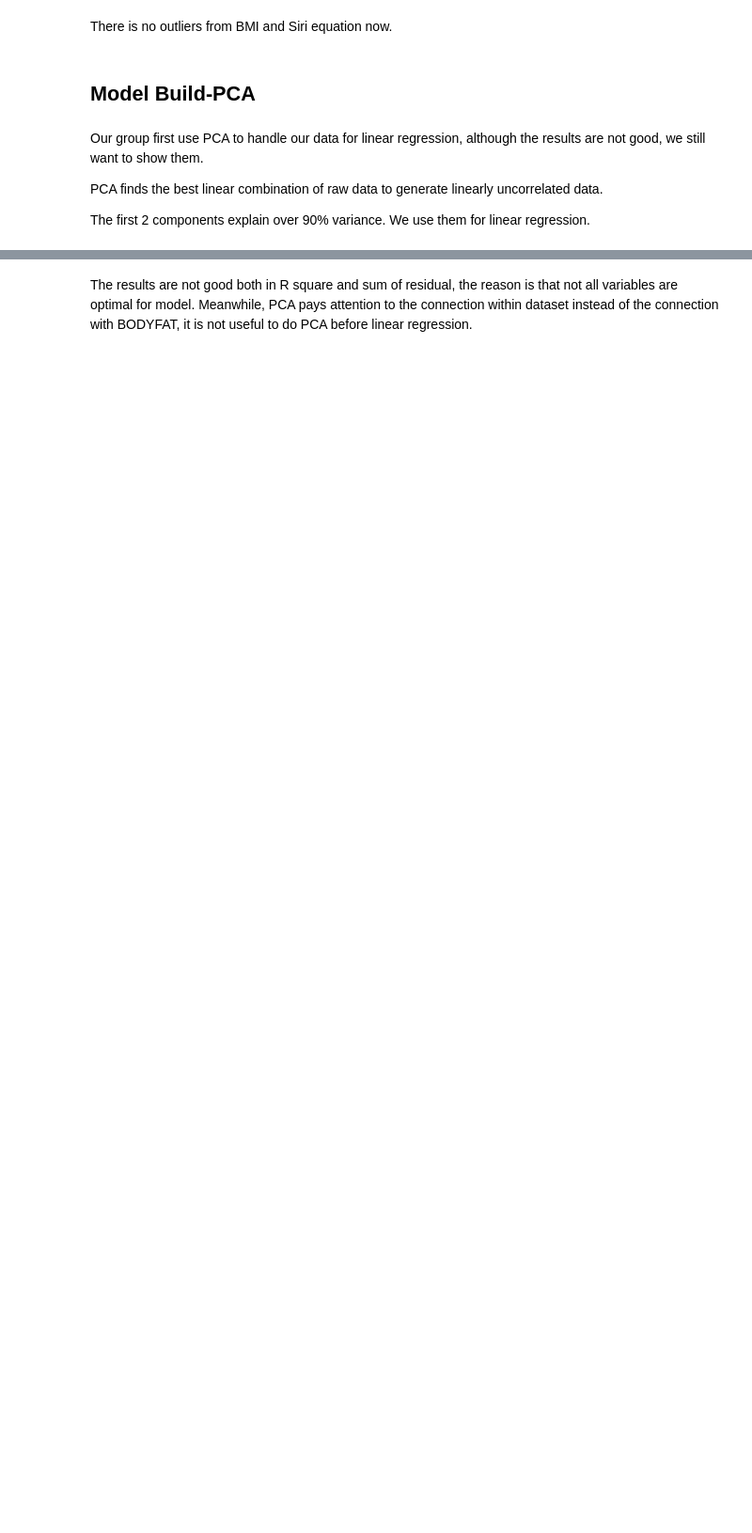
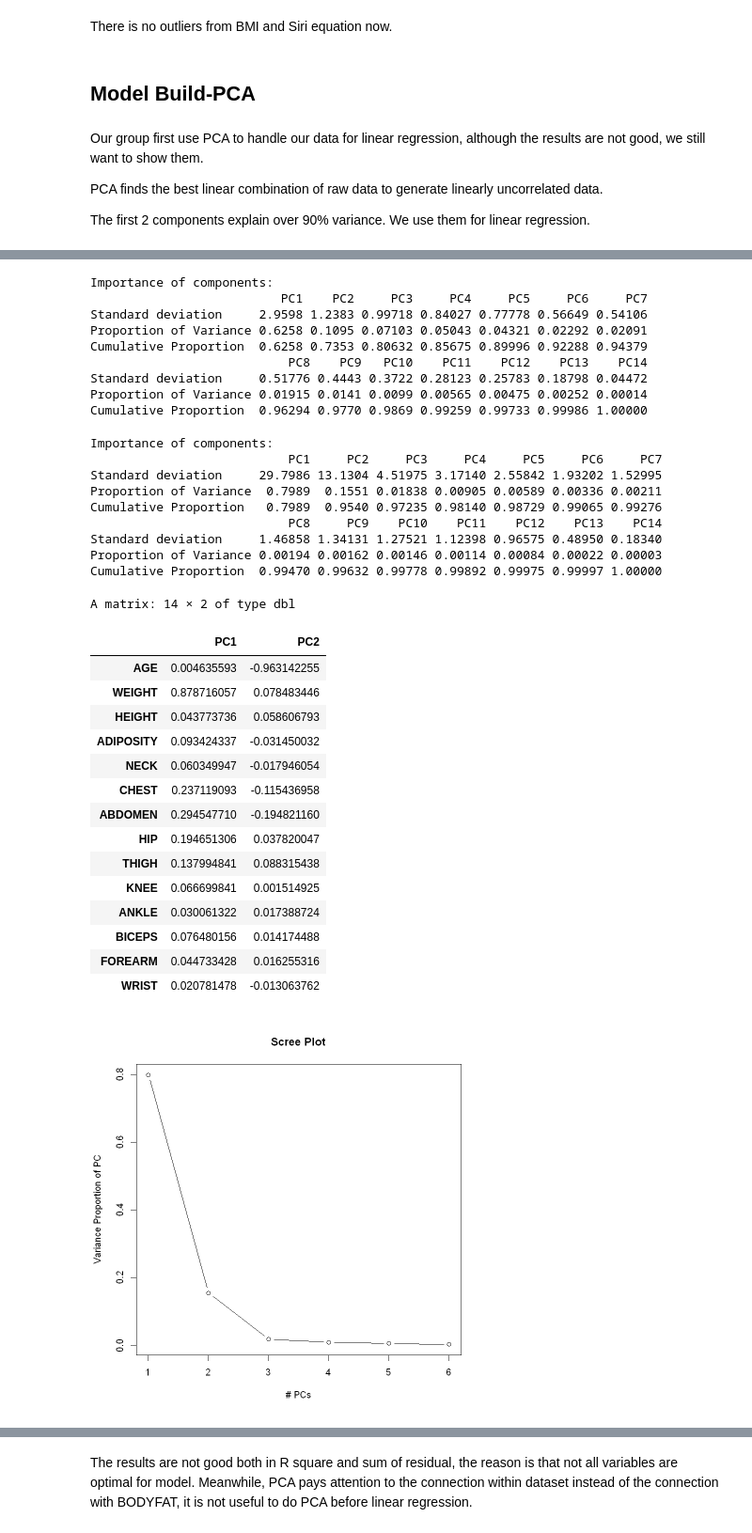
Before and after one commit to heitinamoranika/Module_2, a Jupyter notebook: Module_2.ipynb, the cells around one changed output, grey strips where cells are left out. Shown at 94% size. Saved outputs shown, nothing was run; the diff lists cells and outputs as text; code cells hidden in the pictures; blank space fills up the shorter version.

```diff
--- a/Module_2.ipynb
+++ b/Module_2.ipynb
@@ -581,7 +595,3 @@ A data.frame: 6 × 17
 | 4 | 4 | 10.9 | 1.0751 | 26 | 184.75 | 72.25 | 24.9 | 37.4 | 101.8 | 86.4 | 101.2 | ... |
 | 5 | 5 | 27.8 | 1.0340 | 24 | 184.25 | 71.25 | 25.6 | 34.4 | 97.3 | 100.0 | 101.9 | ... |
 | 6 | 6 | 20.6 | 1.0502 | 24 | 210.25 | 74.75 | 26.5 | 39.0 | 104.5 | 94.4 | 107.8 | ... |
-# %%
-data.pca <- prcomp(CleanData[,4:17])
-summary(data.pca)
-data.pca
@@ -616,0 +598,57 @@ PCAData=data.pca$x
+# %%
+data.pca1 <- prcomp(CleanData[,4:17],scale=TRUE)
+data.pca2 <- prcomp(CleanData[,4:17])
+
+summary(data.pca1)
+summary(data.pca2)
+
+prop <- c()
+for(i in 1:length(data.pca2$sdev)){
+  prop[i] <- (data.pca2$sdev[i])^2/sum((data.pca2$sdev)^2)
+}
+
+plot(1:6, prop[1:6], type = "b", xlab = "# PCs", ylab ="Variance Proportion of PC", main = "Scree Plot")
+
+data.pca2$rotation[,1:2]
+
+PCAData=data.pca2$x
+
+par(mfrow=c(1,2))
+plot(data.pca2$rotation[,1:2], main="PC Loadings")
+plot(PCAData[,1:2],xlab="PC1 Scores",ylab="PC2 Scores", main="Rotated Data")
+# %% [output]
+Importance of components:
+                          PC1    PC2     PC3     PC4     PC5     PC6     PC7
+Standard deviation     2.9598 1.2383 0.99718 0.84027 0.77778 0.56649 0.54106
+Proportion of Variance 0.6258 0.1095 0.07103 0.05043 0.04321 0.02292 0.02091
+Cumulative Proportion  0.6258 0.7353 0.80632 0.85675 0.89996 0.92288 0.94379
+                           PC8    PC9   PC10    PC11    PC12    PC13    PC14
+Standard deviation     0.51776 0.4443 0.3722 0.28123 0.25783 0.18798 0.04472
+Proportion of Variance 0.01915 0.0141 0.0099 0.00565 0.00475 0.00252 0.00014
+Cumulative Proportion  0.96294 0.9770 0.9869 0.99259 0.99733 0.99986 1.00000
+Importance of components:
+                           PC1     PC2     PC3     PC4     PC5     PC6     PC7
+Standard deviation     29.7986 13.1304 4.51975 3.17140 2.55842 1.93202 1.52995
+Proportion of Variance  0.7989  0.1551 0.01838 0.00905 0.00589 0.00336 0.00211
+Cumulative Proportion   0.7989  0.9540 0.97235 0.98140 0.98729 0.99065 0.99276
+                           PC8     PC9    PC10    PC11    PC12    PC13    PC14
+Standard deviation     1.46858 1.34131 1.27521 1.12398 0.96575 0.48950 0.18340
+Proportion of Variance 0.00194 0.00162 0.00146 0.00114 0.00084 0.00022 0.00003
+Cumulative Proportion  0.99470 0.99632 0.99778 0.99892 0.99975 0.99997 1.00000
+A matrix: 14 × 2 of type dbl
+|  | PC1 | PC2 |
+| AGE | 0.004635593 | -0.963142255 |
+| WEIGHT | 0.878716057 | 0.078483446 |
+| HEIGHT | 0.043773736 | 0.058606793 |
+| ADIPOSITY | 0.093424337 | -0.031450032 |
+| NECK | 0.060349947 | -0.017946054 |
+| CHEST | 0.237119093 | -0.115436958 |
+| ABDOMEN | 0.294547710 | -0.194821160 |
+| HIP | 0.194651306 | 0.037820047 |
+| THIGH | 0.137994841 | 0.088315438 |
+| KNEE | 0.066699841 | 0.001514925 |
+| ANKLE | 0.030061322 | 0.017388724 |
+| BICEPS | 0.076480156 | 0.014174488 |
+| FOREARM | 0.044733428 | 0.016255316 |
+| WRIST | 0.020781478 | -0.013063762 |
+[figure, added]
```
Also changed, not shown: parts of 20 cells of this notebook.
